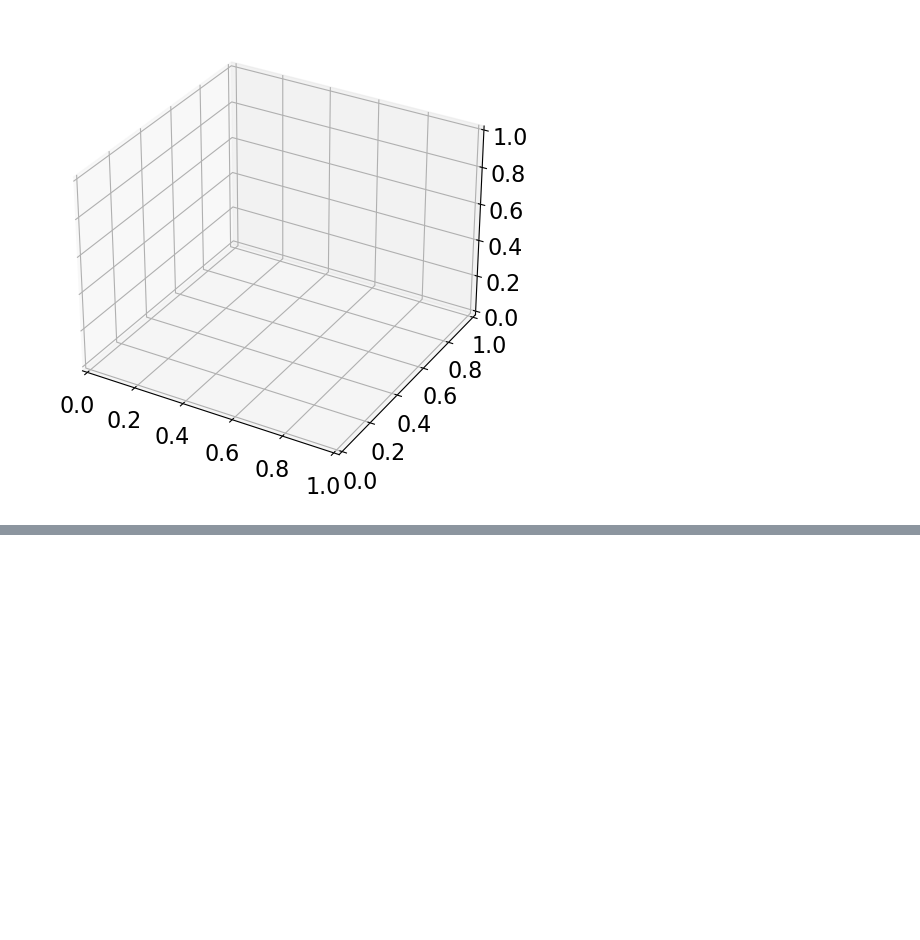
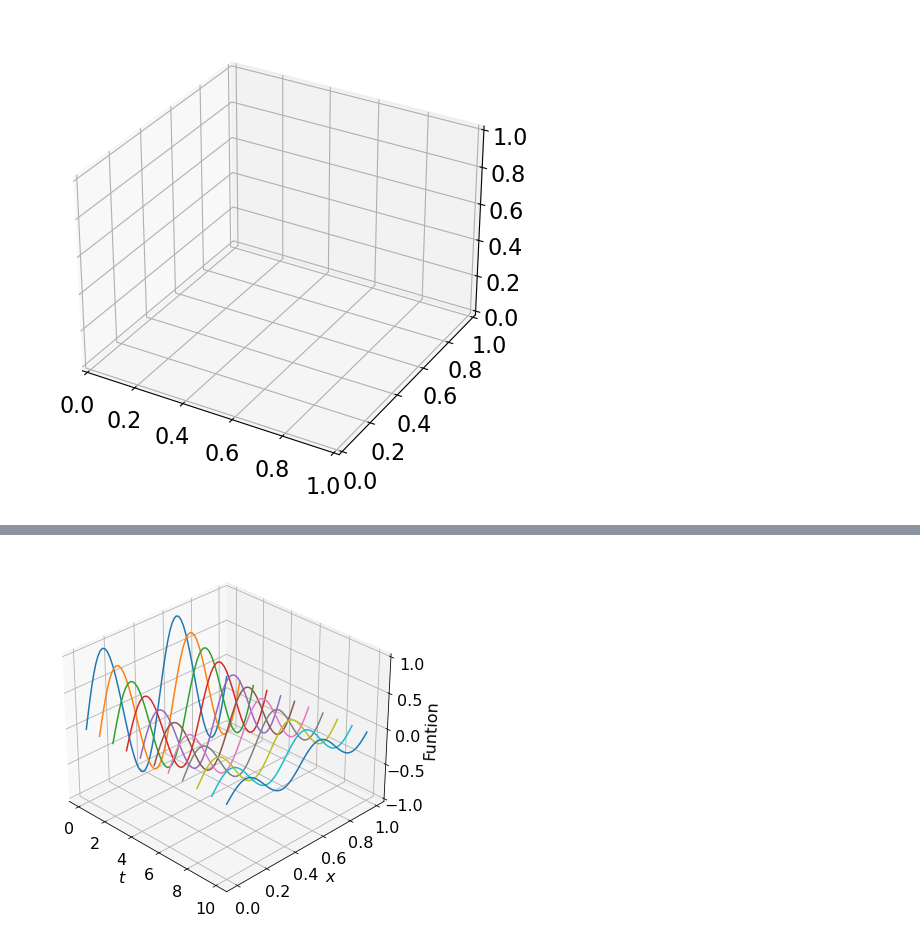
Before and after one commit to jhparkyb/NumAnalNotes_Pub, a Jupyter notebook: computations/matplotlib_minimum.ipynb, the cells around one changed output, grey strips where cells are left out. Cells and saved outputs as stored; diff of their text form; code cells hidden in the pictures; blank space fills up the shorter version.

Commit message:
Multiple 2D plot in 3D axis added to matplotlib

```diff
--- a/computations/matplotlib_minimum.ipynb
+++ b/computations/matplotlib_minimum.ipynb
@@ -370,0 +381,44 @@ print("A gif file saved to the current directory, \nor downloaded to your local
+# %%
+import numpy as np
+import matplotlib.pyplot as plt
+plt.rcParams.update({'font.size': 16})
+
+#%% Parameter setting
+# Numerical setting
+NN = 2**6 # spatial resoltuion
+dt = 1e-3 # time step size
+TT = 0.01 # final time
+LL = 1 # spatial domain size
+
+# Coefficients that appear in the the function
+aa = 2.
+CC = 2*np.pi/LL
+AA = aa*CC
+
+# function to plot (lambda function)
+fn_lamb = lambda t, x: np.exp(-AA*AA*t) * np.sin(AA*x)
+
+#%% Preparations
+KK = int(TT/dt) # number of time steps
+hh = LL/NN # spatial grid spacing
+xx = np.arange(0, LL, hh) # spatial grid points
+tt = np.arange(0, TT + dt, dt).reshape(-1, 1) # time grid points
+
+fn = fn_lamb(tt, xx) # actual grid function
+
+#%% Plotting
+fig, ax = plt.subplots(figsize=(6.5, 6.5), subplot_kw={'projection':'3d'})
+
+for i in range(0, KK + 1):
+    ax.plot(i * np.ones_like(xx), xx, fn[i, :])
+
+ax.set_xlabel('$t$')
+ax.set_ylabel('$x$')
+ax.set_zlabel('Funtion')
+
+# Change the angle of projection
+ax.view_init(elev=30, azim=-45)
+
+plt.show()
+# %% [output]
+[figure, added]
```
Also changed, not shown: parts of 1 cell of this notebook, 3 other files.
